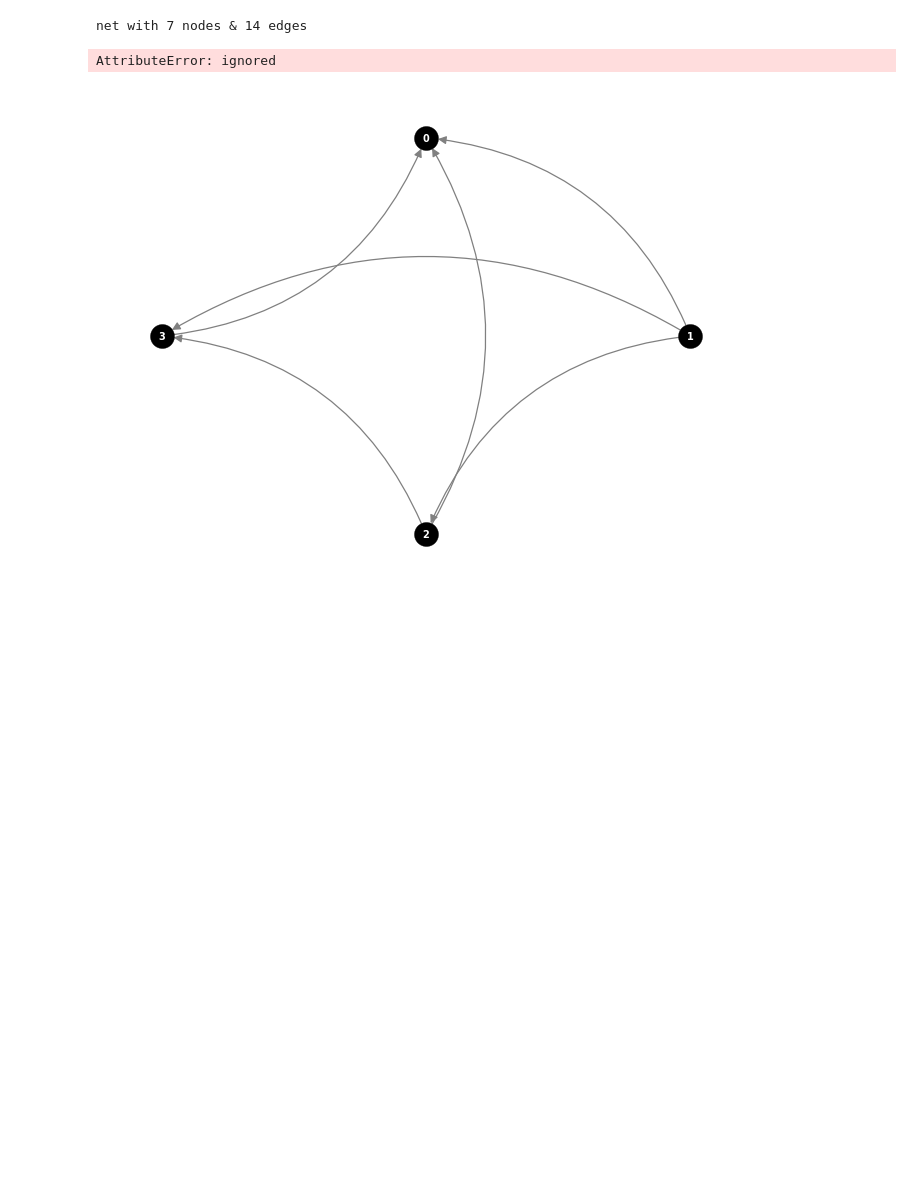
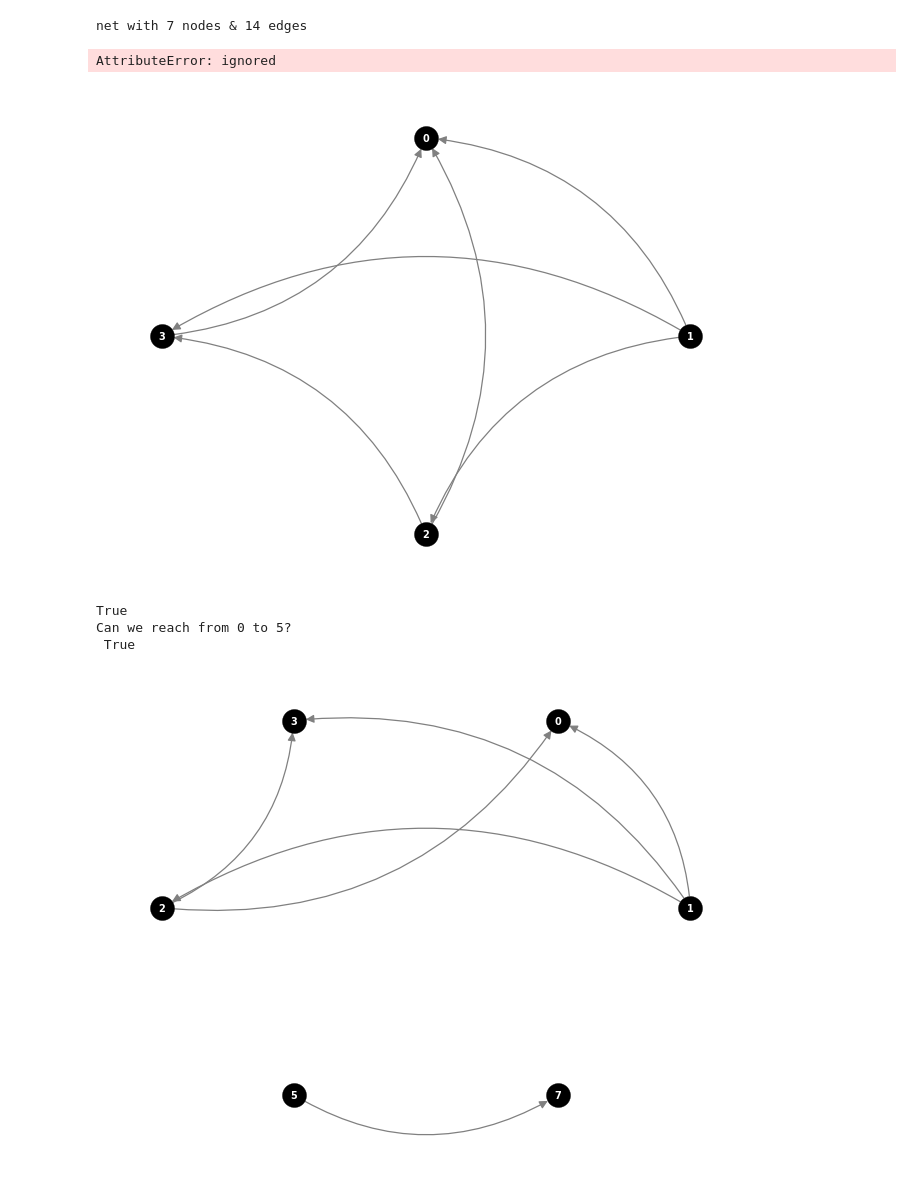
Before and after one commit to rahmanziaur/TestGraphTheory, a Jupyter notebook: TestDependency1_3.ipynb, the cells around one changed output. Drawn from its saved outputs; the diff is of its cells as text; code cells hidden in the pictures; blank space fills up the shorter version.

```diff
--- a/TestDependency1_3.ipynb
+++ b/TestDependency1_3.ipynb
@@ -592,3 +592,62 @@ nx.draw(G, pos=nx.kamada_kawai_layout(G), **options)
 plt.show()
 # %% [output]
 [figure]
+# %%
+import networkx as nx
+import matplotlib.pyplot as plt
+import pandas as pd
+from networkx.algorithms import tournament
+
+#G = nx.DiGraph([(0, 1), (1, 2), (2, 0)])
+
+#https://raw.githubusercontent.com/rahmanziaur/TestGraphTheory/main/testGraph.csv
+
+#df = pd.read_csv("testGraph-tiny.csv")
+
+#G = nx.from_pandas_edgelist(df,source='source',target='target', edge_attr=None, create_using=nx.DiGraph())
+
+
+#G = nx.DiGraph(source2, target2)
+G = nx.DiGraph([(1, 0), (1, 3), (1, 2), (2, 3), (2, 0), (5, 7)])
+
+#print(G.nodes)
+source1=0
+target1 = 5
+
+print(tournament.is_reachable(G, source1, target1))
+# count=0
+# for target1 in G:
+#   if tournament.is_reachable(G, source1, target1):
+#     if target1==source1:
+#       continue
+#   count = count + 1
+
+# no_node_reachable =[]
+# node_index=[]
+# for source1 in G:
+#   count=0
+#   for target1 in G:
+#     if tournament.is_reachable(G, source1, target1):
+#       if target1==source1:
+#         continue
+#       count = count + 1
+#       #print(count)
+#   #for index in range(G.number_of_nodes()):
+#   node_index.append(source1)
+#   no_node_reachable.append(count)
+#print("No of nodes we can reach from "+str(source1)+" is :"+str(count)+"\n")
+
+#print(str(no_node_reachable)+"\n")
+#print(node_index)
+#df_new = pd.DataFrame({'Node':pd.Series(node_index, index=node_index),'Reacability':pd.Series(no_node_reachable, index=node_index)})
+#df_new.to_csv('zia1.csv', index=False)
+print("Can we reach from "+ str(source1) +" to "+str(target1)+"?\n", tournament.is_reachable(G, source1, target1))
+#tournament.is_reachable(G, 1, 3)
+#tournament.is_tournament(G)
+nx.draw(G, pos=nx.circular_layout(G), **options)
+plt.show()
+# %% [output]
+True
+Can we reach from 0 to 5?
+ True
+[figure, added]
```
Also changed, not shown: parts of 1 cell of this notebook.
